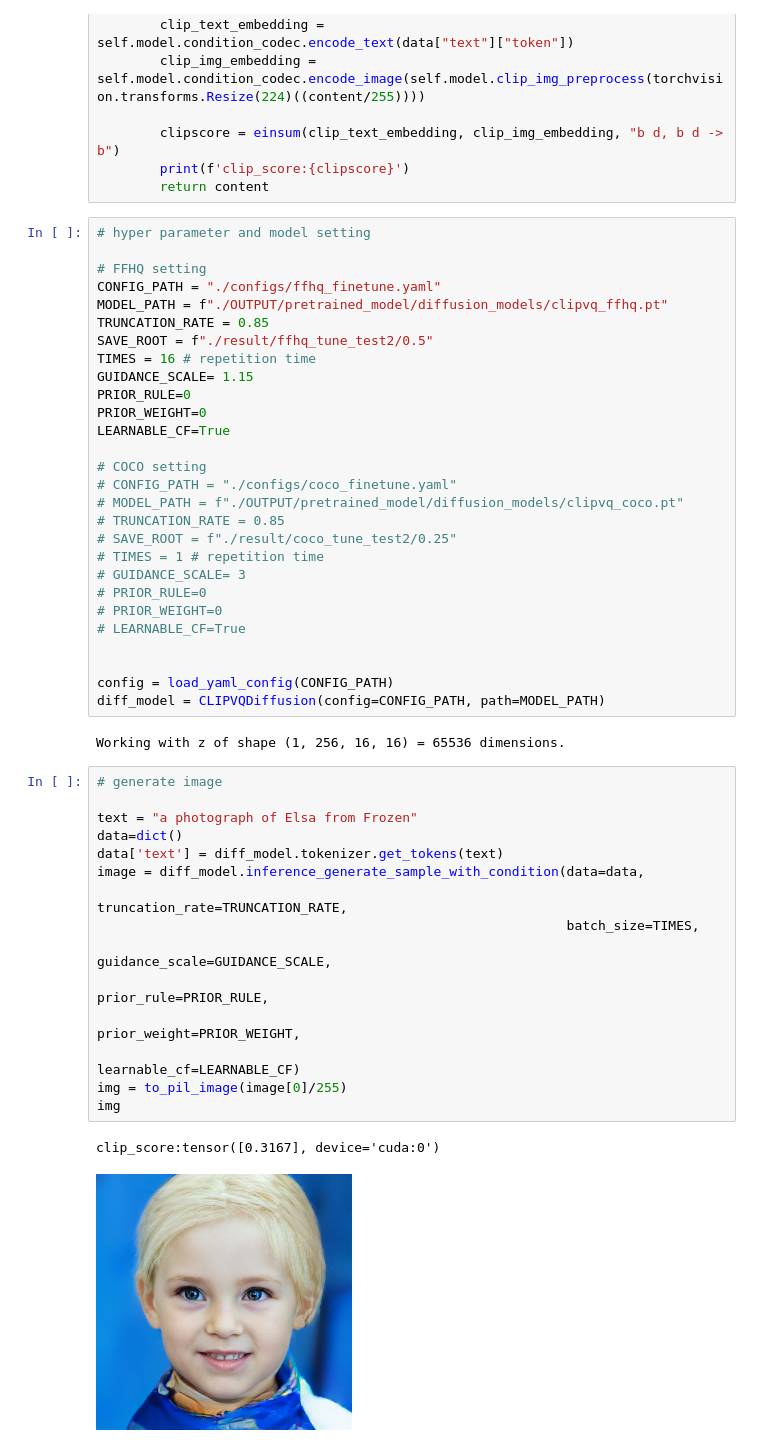
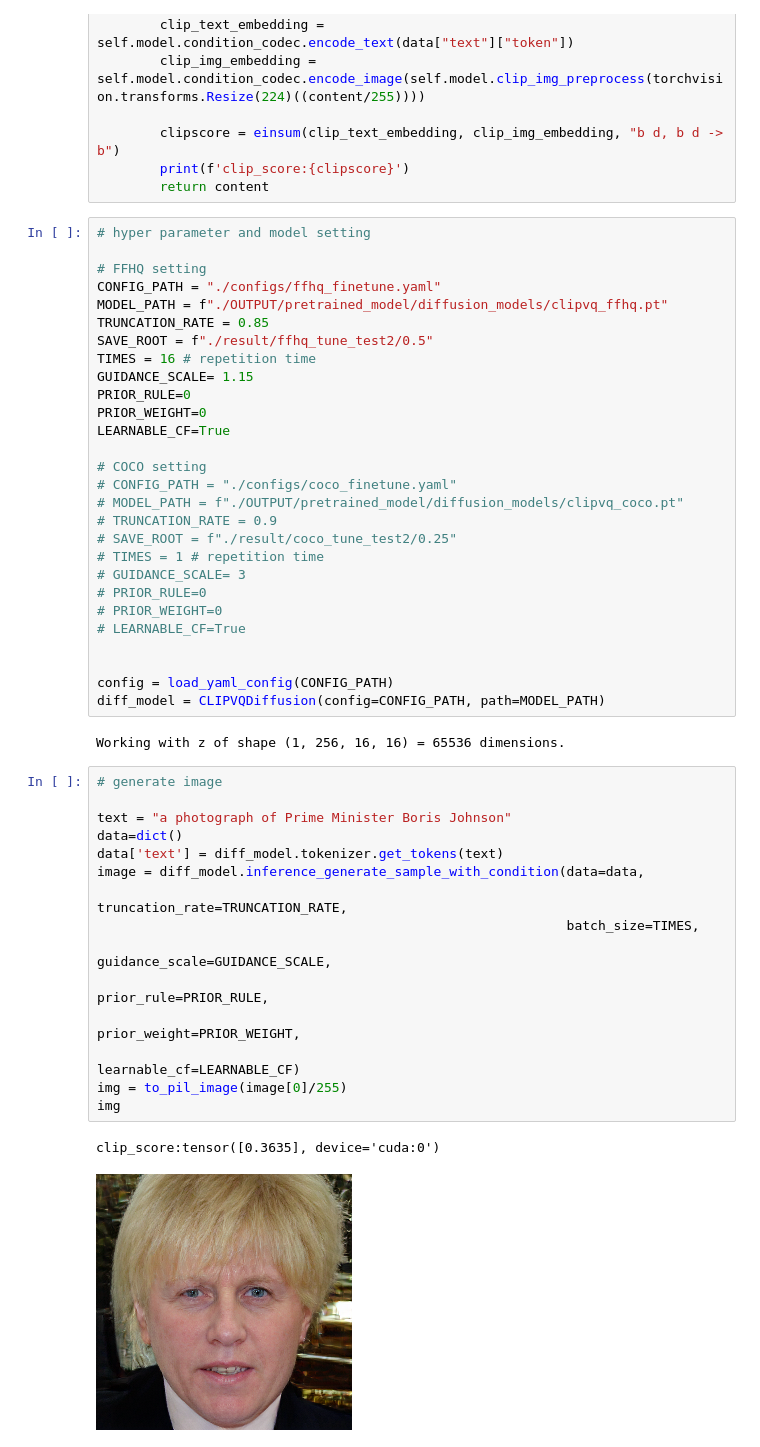
Before and after one commit to INFINIQ-AI1/CLIPVQDiffusion, a Jupyter notebook: demo.ipynb, the cells around one changed output. Drawn from its saved outputs; the diff is of its cells as text.

```diff
--- a/demo.ipynb
+++ b/demo.ipynb
@@ -94,7 +94,7 @@ LEARNABLE_CF=True
 # COCO setting
 # CONFIG_PATH = "./configs/coco_finetune.yaml"
 # MODEL_PATH = f"./OUTPUT/pretrained_model/diffusion_models/clipvq_coco.pt"
-# TRUNCATION_RATE = 0.85
+# TRUNCATION_RATE = 0.9
 # SAVE_ROOT = f"./result/coco_tune_test2/0.25"
 # TIMES = 1 # repetition time
 # GUIDANCE_SCALE= 3
@@ -110,18 +110,18 @@ Working with z of shape (1, 256, 16, 16) = 65536 dimensions.
 # %%
 # generate image
 
-text = "a photograph of Elsa from Frozen"
+text = "a photograph of Prime Minister Boris Johnson"
 data=dict()
 data['text'] = diff_model.tokenizer.get_tokens(text)
 image = diff_model.inference_generate_sample_with_condition(data=data,
                                                             truncation_rate=TRUNCATION_RATE,
                                                             batch_size=TIMES,
                                                             guidance_scale=GUIDANCE_SCALE,
                                                             prior_rule=PRIOR_RULE,
                                                             prior_weight=PRIOR_WEIGHT,
                                                             learnable_cf=LEARNABLE_CF)
 img = to_pil_image(image[0]/255)
 img
 # %% [output]
-clip_score:tensor([0.3167], device='cuda:0')
+clip_score:tensor([0.3635], device='cuda:0')
-[figure, old version]
+[figure, new version]
```
